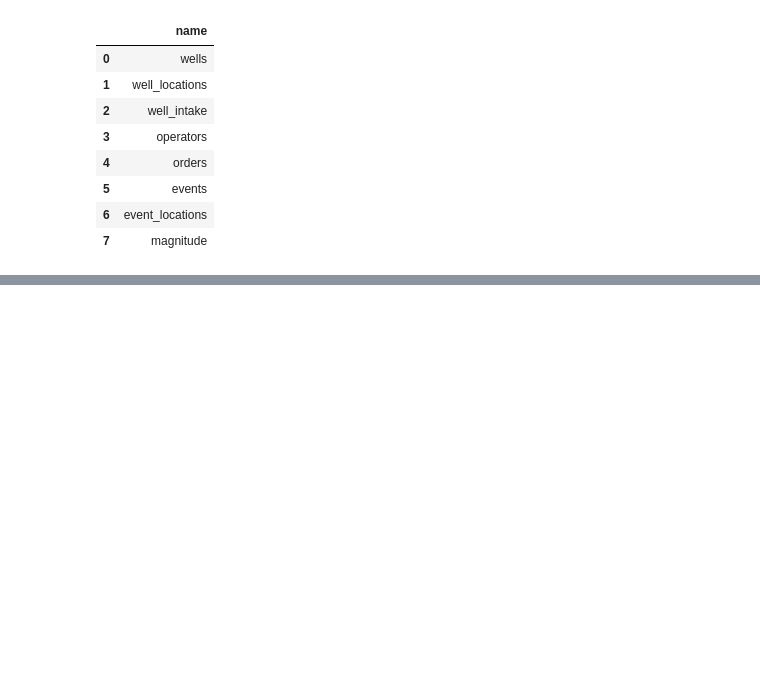
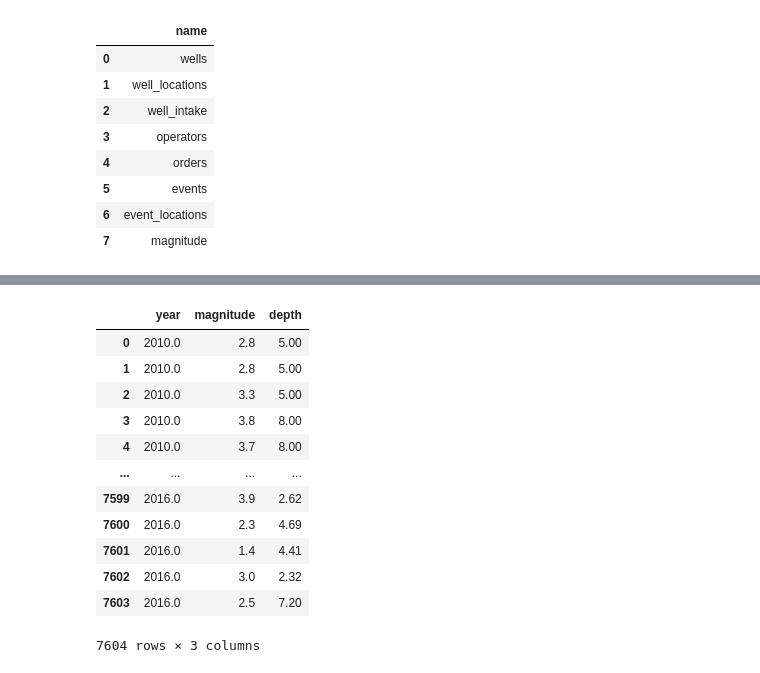
Before and after one commit to JulieGambill/Wastewater_And_Seismic_Activity, a Jupyter notebook: notebooks/database.ipynb, the cells around one changed output, grey strips where cells are left out. Cells and saved outputs as stored; diff of their text form; code cells hidden in the pictures; blank space fills up the shorter version.

```diff
--- a/notebooks/database.ipynb
+++ b/notebooks/database.ipynb
@@ -132,0 +160,28 @@ fig1.show()
+# %%
+# OK earthquake events (magnitude and depth) by year
+
+query4 = """SELECT
+   e.year, m.magnitude, m.depth
+FROM events e
+JOIN magnitude m ON m.event_id = e.event_id
+JOIN event_locations el ON el.event_id = m.event_id
+WHERE state = "Oklahoma" and year > 2009
+
+"""
+
+result4 = pd.read_sql(query4, conn)
+result4
+# %% [output]
+|  | year | magnitude | depth |
+| 0 | 2010.0 | 2.8 | 5.00 |
+| 1 | 2010.0 | 2.8 | 5.00 |
+| 2 | 2010.0 | 3.3 | 5.00 |
+| 3 | 2010.0 | 3.8 | 8.00 |
+| 4 | 2010.0 | 3.7 | 8.00 |
+| ... | ... | ... | ... |
+| 7599 | 2016.0 | 3.9 | 2.62 |
+| 7600 | 2016.0 | 2.3 | 4.69 |
+| 7601 | 2016.0 | 1.4 | 4.41 |
+| 7602 | 2016.0 | 3.0 | 2.32 |
+| 7603 | 2016.0 | 2.5 | 7.20 |
+7604 rows × 3 columns
```
Also changed, not shown: parts of 7 cells of this notebook, 5 other files.
